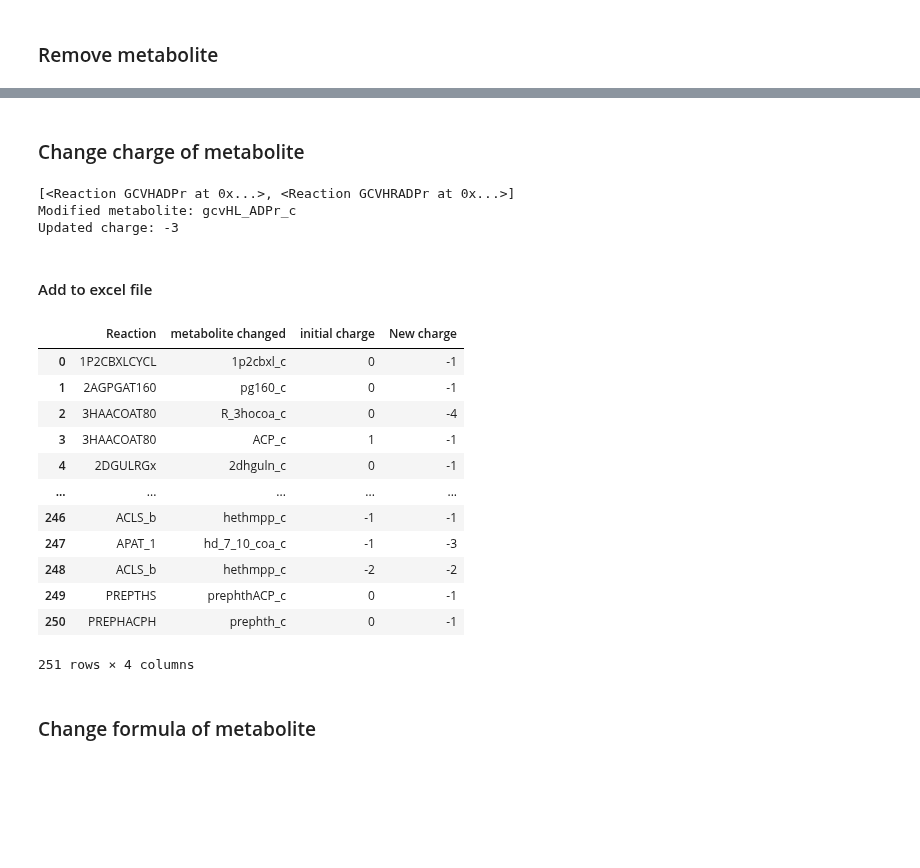
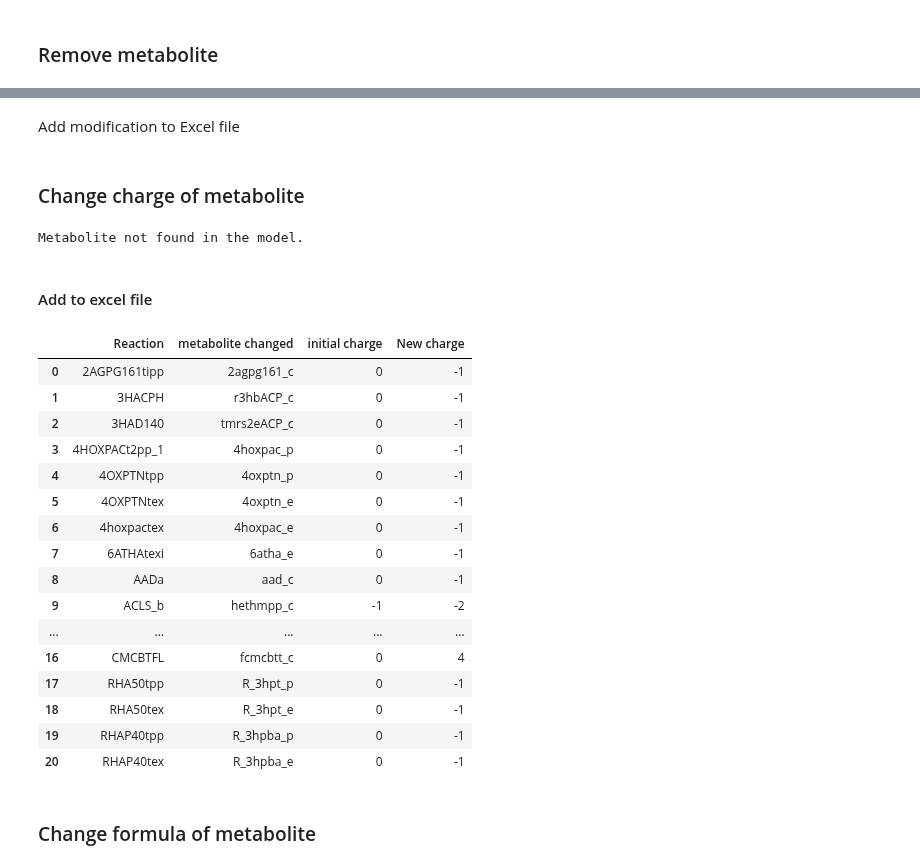
Before and after one commit to AzizBenA/iABA974_SoF1_GEM, a Jupyter notebook: Model manipulation.ipynb, the cells around one changed output, grey strips where cells are left out. Saved outputs shown, nothing was run; the diff lists cells and outputs as text; code cells hidden in the pictures; blank space fills up the shorter version.

```diff
--- a/Model manipulation.ipynb
+++ b/Model manipulation.ipynb
@@ -326,3 +261,5 @@ excel_data_formula = pd.read_excel(file_path_1)
 # %% [markdown]
 ### Check number of unbalanced reactions
+# %%
+used_model = copy_of_model
 # %%
@@ -343,18 +279,18 @@ Reaction ID: VOR2bE, Charge Balance: {'charge': 1.0}
 # %% [markdown]
 ### Reaction information
 # %%
-reaction_id_to_check = 'Growth'
-reaction = copy_of_model.reactions.get_by_id(reaction_id_to_check)
+reaction_id_to_check = 'ACHBS2'
+reaction = used_model.reactions.get_by_id(reaction_id_to_check)
 print(f"Reaction ID: {reaction.id}")
 print(f"Name: {reaction.name}")
 print(f"Equation: {reaction.reaction}")
 print(f"Lower Bound: {reaction.lower_bound}")
 print(f"Upper Bound: {reaction.upper_bound}")
 sum = 0
-#reaction.name = 'branched-chain ketoacid ferredoxin reductase'
+#reaction.name = '(S)-2-Acetolactate pyruvate-lyase (carboxylating)'
 print("\nMetabolites and Stoichiometry:")
 for metabolite, coefficient in reaction.metabolites.items():
-    print(f"{metabolite.id:<15}: {coefficient:>10}  Name: {metabolite.name:<60}  Charge: {metabolite.charge:>3}  Formula: {metabolite.formula}")
+    print(f"{metabolite.id:<15}: {coefficient:>25}  Name: {metabolite.name:<60}  Charge: {metabolite.charge:>3}  Formula: {metabolite.formula}")
     sum += coefficient * metabolite.charge
 print(f'\nSum charge: {sum}')
 print("\nAssociated Genes:")
@@ -388,0 +320,13 @@ gcvHL_nhLA_c + h_c + nad_c --> gcvHL_ADPr_c + ncam_c
+# %%
+new_metabolite = Metabolite(
+    id='hexedecacid_c',     # Metabolite ID
+    name='Hexadecenoic acid',     # Metabolite Name
+    formula='C16H38O9',         # Chemical Formula
+    compartment='c'            # Compartment (e.g., cytoplasm)
+)
+
+new_metabolite.charge = 0
+
+used_model.add_metabolites([new_metabolite])
+
+print(new_metabolite.formula)
@@ -396,0 +359,2 @@ gcvHL_nhLA_c + nad_c --> gcvHL_ADPr_c + ncam_c
+# %% [markdown]
+Add modification to Excel file
@@ -397,42 +367,47 @@ gcvHL_nhLA_c + nad_c --> gcvHL_ADPr_c + ncam_c
 # %% [markdown]
 ### Change charge of metabolite
 # %%
-metabolite_id = 'gcvHL_ADPr_c'
+metabolite_id = 'gam_c'
 if metabolite_id in model.metabolites:
-    metabolite = copy_of_model.metabolites.get_by_id(metabolite_id)
+    metabolite = used_model.metabolites.get_by_id(metabolite_id)
     initial_charge = metabolite.charge  # Store the initial charge for reference
-    metabolite.charge = -3
+    metabolite.charge = 1
+    metabolite.compartment = 'c'
+
     print(list(metabolite.reactions))
     # Print information about the modified metabolite
     print(f"Modified metabolite: {metabolite.id}")
     print(f"Updated charge: {metabolite.charge}")
+    print(f"Updated charge: {metabolite.compartment}")
 else:
     print("Metabolite not found in the model.")
 # %% [output]
-[<Reaction GCVHADPr at 0x...>, <Reaction GCVHRADPr at 0x...>]
-Modified metabolite: gcvHL_ADPr_c
-Updated charge: -3
+Metabolite not found in the model.
 # %% [markdown]
 #### Add to excel file
 # %%
 # Create a dictionary containing information about the modified reaction
 new_row = {'Reaction': reaction_id_to_check, 'metabolite changed': metabolite_id, 'initial charge': initial_charge, 'New charge': metabolite.charge}
-excel_data = pd.concat([excel_data, pd.DataFrame([new_row])], ignore_index=True)
-excel_data
+excel_data_charge = pd.concat([excel_data_charge, pd.DataFrame([new_row])], ignore_index=True)
+excel_data_charge
 # %% [output]
 |  | Reaction | metabolite changed | initial charge | New charge |
-| 0 | 1P2CBXLCYCL | 1p2cbxl_c | 0 | -1 |
-| 1 | 2AGPGAT160 | pg160_c | 0 | -1 |
-| 2 | 3HAACOAT80 | R_3hocoa_c | 0 | -4 |
-| 3 | 3HAACOAT80 | ACP_c | 1 | -1 |
-| 4 | 2DGULRGx | 2dhguln_c | 0 | -1 |
+| 0 | 2AGPG161tipp | 2agpg161_c | 0 | -1 |
+| 1 | 3HACPH | r3hbACP_c | 0 | -1 |
+| 2 | 3HAD140 | tmrs2eACP_c | 0 | -1 |
+| 3 | 4HOXPACt2pp_1 | 4hoxpac_p | 0 | -1 |
+| 4 | 4OXPTNtpp | 4oxptn_p | 0 | -1 |
+| 5 | 4OXPTNtex | 4oxptn_e | 0 | -1 |
+| 6 | 4hoxpactex | 4hoxpac_e | 0 | -1 |
+| 7 | 6ATHAtexi | 6atha_e | 0 | -1 |
+| 8 | AADa | aad_c | 0 | -1 |
+| 9 | ACLS_b | hethmpp_c | -1 | -2 |
 | ... | ... | ... | ... | ... |
-| 246 | ACLS_b | hethmpp_c | -1 | -1 |
-| 247 | APAT_1 | hd_7_10_coa_c | -1 | -3 |
-| 248 | ACLS_b | hethmpp_c | -2 | -2 |
-| 249 | PREPTHS | prephthACP_c | 0 | -1 |
-| 250 | PREPHACPH | prephth_c | 0 | -1 |
+| 16 | CMCBTFL | fcmcbtt_c | 0 | 4 |
+| 17 | RHA50tpp | R_3hpt_p | 0 | -1 |
+| 18 | RHA50tex | R_3hpt_e | 0 | -1 |
+| 19 | RHAP40tpp | R_3hpba_p | 0 | -1 |
+| 20 | RHAP40tex | R_3hpba_e | 0 | -1 |
-251 rows × 4 columns
 # %% [markdown]
 ### Change formula of metabolite
 # %%
```
Also changed, not shown: parts of 62 cells of this notebook.
